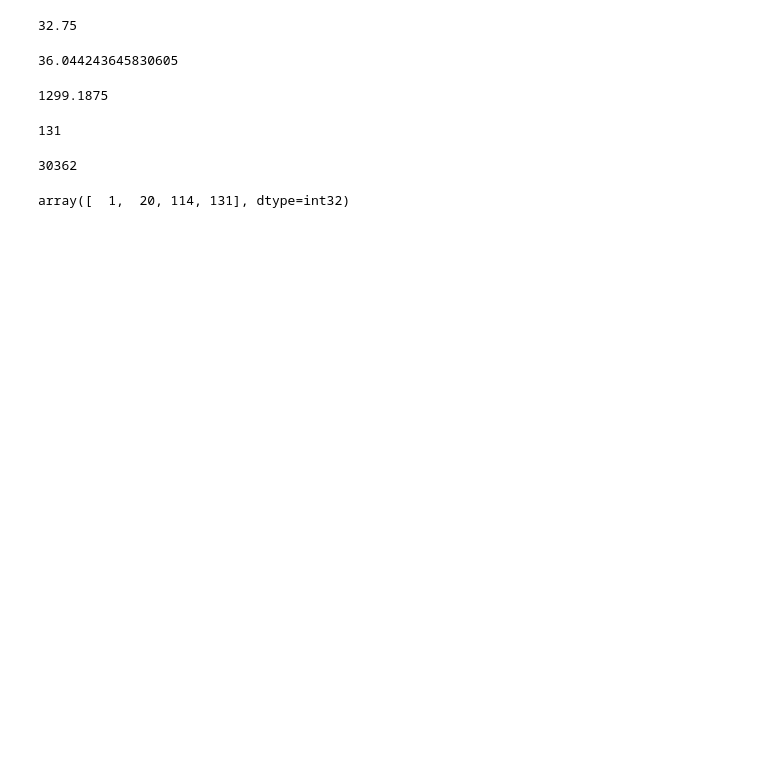
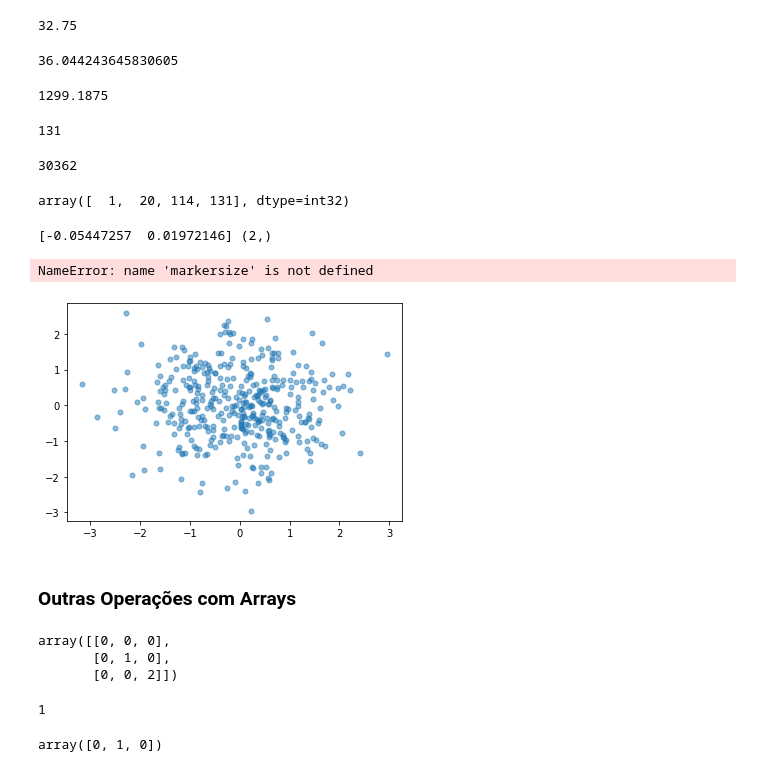
Before and after one commit to Naelia/python-fundamentos, a Jupyter notebook: cap-08/Funções-NumPy.ipynb, the cells around one changed output. Saved outputs shown, nothing was run; the diff lists cells and outputs as text; code cells hidden in the pictures; blank space fills up the shorter version.

```diff
--- a/cap-08/Funções-NumPy.ipynb
+++ b/cap-08/Funções-NumPy.ipynb
@@ -264,3 +264,19 @@ np.prod(A)
 np.cumsum(A)
 # %% [output]
 array([  1,  20, 114, 131], dtype=int32)
+# %%
+# Criando Array com numeros aleatorios
+array = np.random.randn(400,2)
+m = array.mean(0)
+print(m, m.shape)
+# %% [output]
+[-0.05447257  0.01972146] (2,)
+# %%
+plt.plot(array[:,0], array[:,1], 'o', markersize=5, alpha = 0.50)
+plt.plot(m[0], m[1], 'ro', markersize==10)
+plt.show()
+# %% [output]
+NameError: name 'markersize' is not defined
+[figure, added]
+# %% [markdown]
+### Outras Operações com Arrays
@@ -266,0 +286,16 @@ array([  1,  20, 114, 131], dtype=int32)
+# %%
+a
+# %% [output]
+array([[0, 0, 0],
+       [0, 1, 0],
+       [0, 0, 2]])
+# %%
+# Imprime o elemento da linha e coluna determinada
+a[1,1]
+# %% [output]
+1
+# %%
+# Imprime os elementos da linha determinada
+a[1]
+# %% [output]
+array([0, 1, 0])
```
Also changed, not shown: parts of 29 cells of this notebook, 1 other file.
